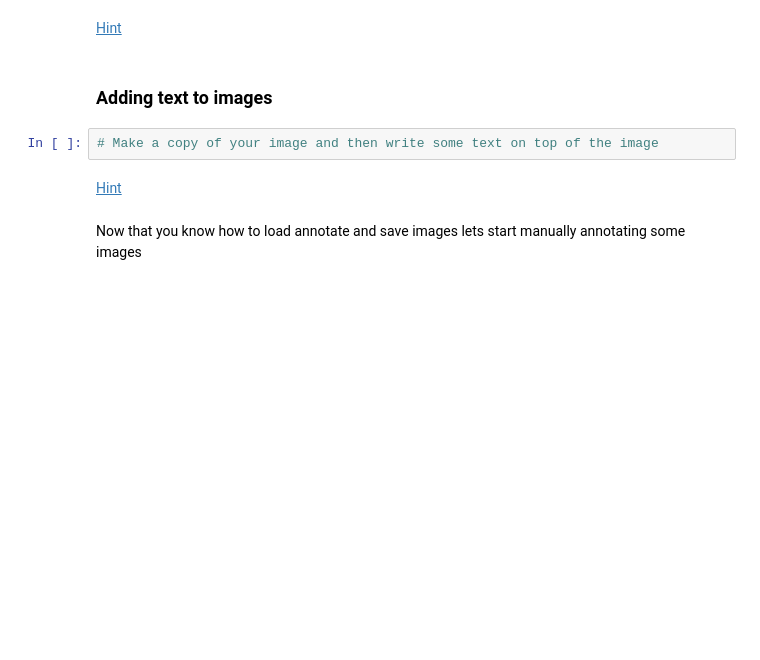
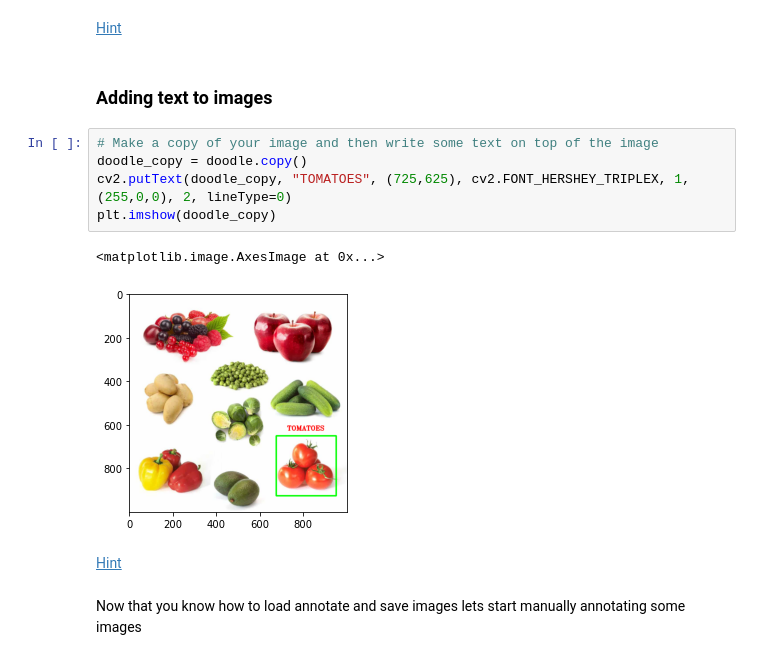
Before and after one commit to Tomjohnsonellis/strive-work, a Jupyter notebook: computer-vision/intro-and-annotations .ipynb, the cells around one changed output. Saved outputs shown, nothing was run; the diff lists cells and outputs as text; blank space fills up the shorter version.

```diff
--- a/computer-vision/Computer Vision Day 1 .ipynb
+++ b/computer-vision/intro-and-annotations .ipynb
@@ -171,6 +195,12 @@ plt.imshow(grayscale_version, cmap="gray")
 ### Adding text to images
 # %%
 # Make a copy of your image and then write some text on top of the image
+doodle_copy = doodle.copy()
+cv2.putText(doodle_copy, "TOMATOES", (725,625), cv2.FONT_HERSHEY_TRIPLEX, 1, (255,0,0), 2, lineType=0)
+plt.imshow(doodle_copy)
+# %% [output]
+<matplotlib.image.AxesImage at 0x...>
+[figure, added]
 # %% [markdown]
 [Hint](# "You will need to use cv2 putText function -> putText(img, text, coordinates, fontFace, fontScale, color, thickness, lineType). For fonts check the enum cv2.FONT_HERSHEY_")
 # %% [markdown]
```
Also changed, not shown: parts of 4 cells of this notebook, 1 other file.
